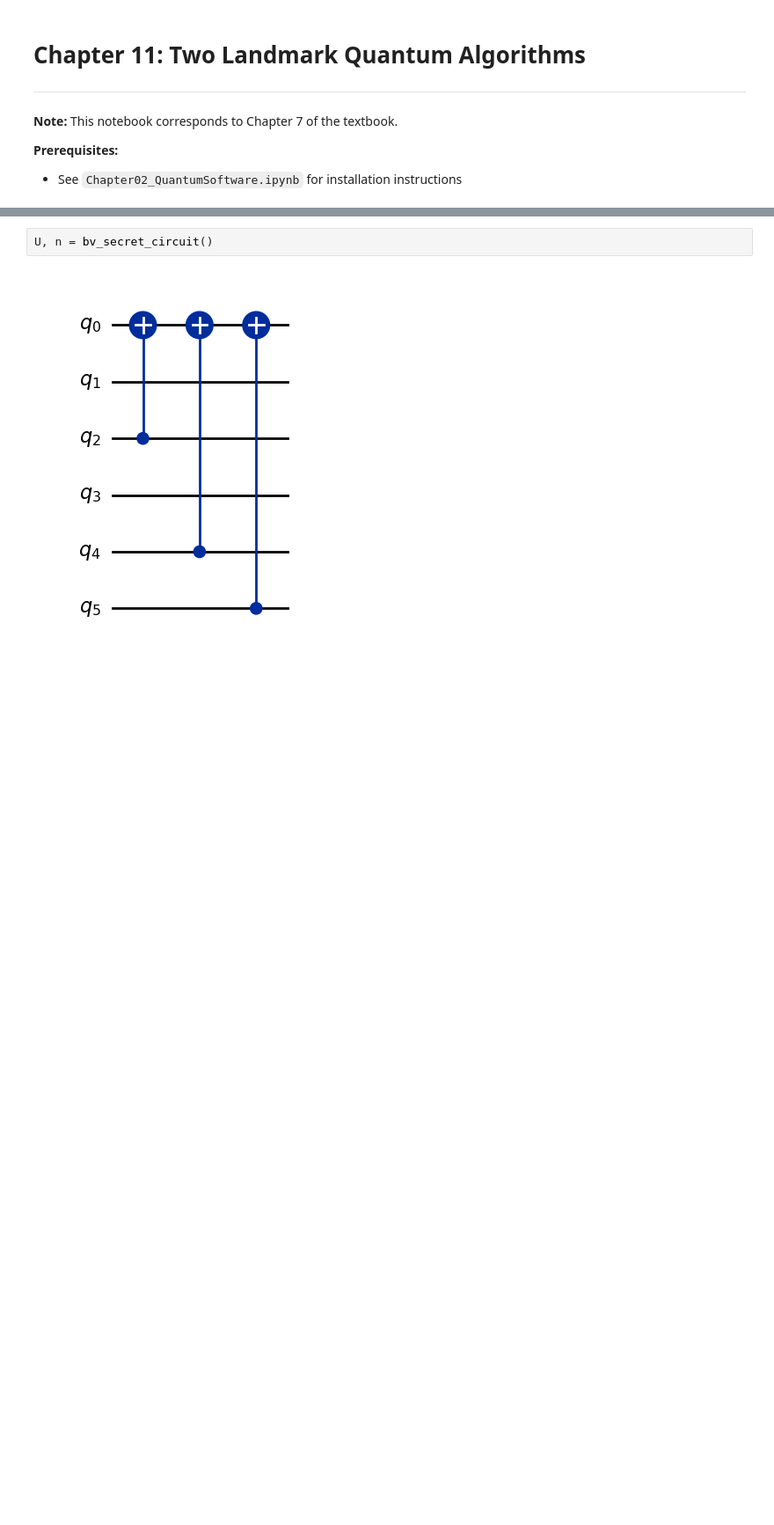
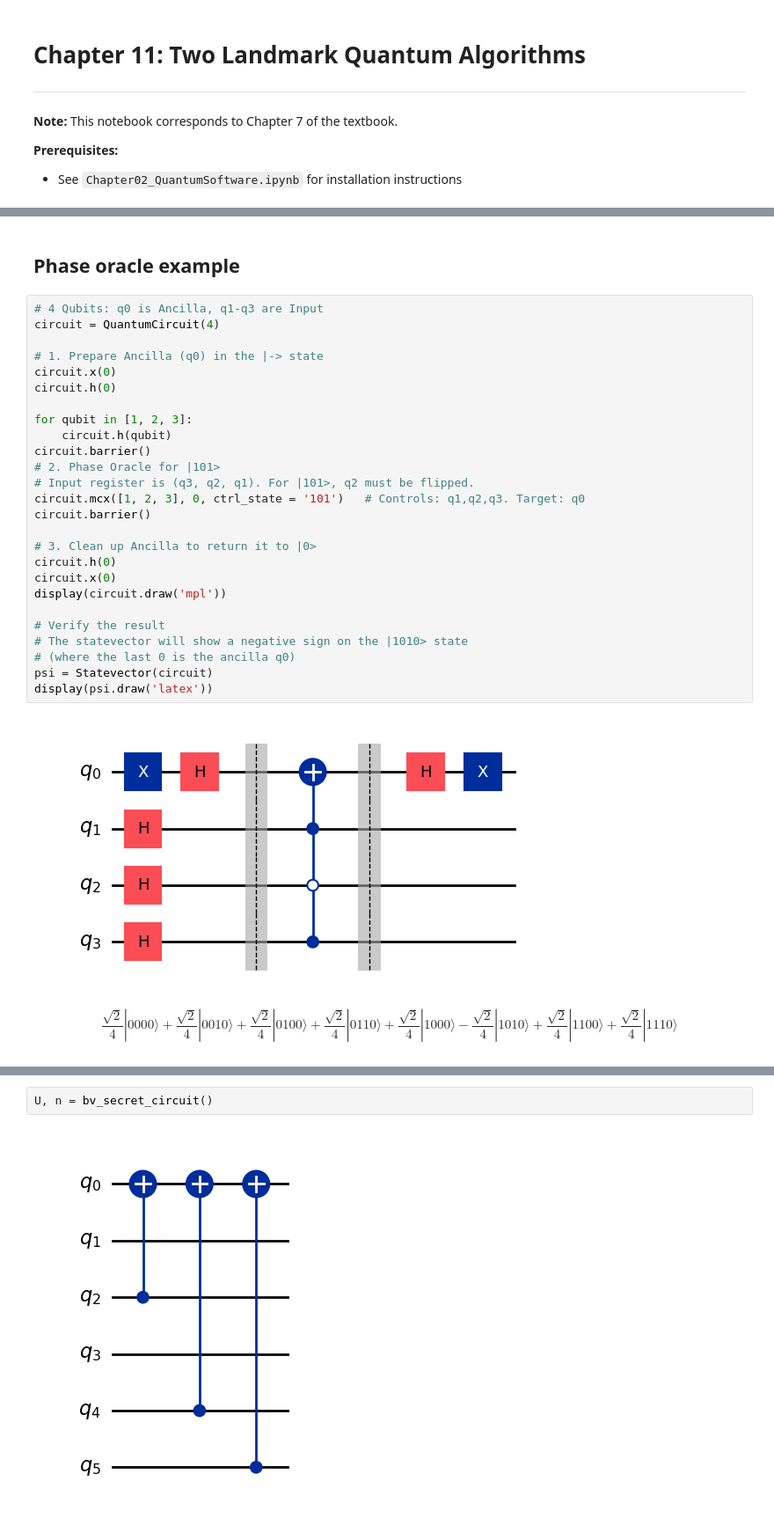
Before and after one commit to UW-ERSL/AppliedQC, a Jupyter notebook: Chapter11_LandmarkAlgorithms_notebook.ipynb, the cells around one changed output, grey strips where cells are left out. Shown at 88% size. Cells and saved outputs as stored; diff of their text form; blank space fills up the shorter version.

```diff
--- a/Chapter11_LandmarkAlgorithms_notebook.ipynb
+++ b/Chapter11_LandmarkAlgorithms_notebook.ipynb
@@ -20,0 +85,31 @@ from Chapter11_LandmarkAlgorithms_functions import (bv_secret_circuit, grover_se
+# %% [markdown]
+## Phase oracle example
+# %%
+# 4 Qubits: q0 is Ancilla, q1-q3 are Input
+circuit = QuantumCircuit(4)
+
+# 1. Prepare Ancilla (q0) in the |-> state
+circuit.x(0)
+circuit.h(0)
+
+for qubit in [1, 2, 3]:
+    circuit.h(qubit)
+circuit.barrier()
+# 2. Phase Oracle for |101>
+# Input register is (q3, q2, q1). For |101>, q2 must be flipped.
+circuit.mcx([1, 2, 3], 0, ctrl_state = '101')   # Controls: q1,q2,q3. Target: q0
+circuit.barrier()
+
+# 3. Clean up Ancilla to return it to |0>
+circuit.h(0)
+circuit.x(0)
+display(circuit.draw('mpl'))
+
+# Verify the result
+# The statevector will show a negative sign on the |1010> state
+# (where the last 0 is the ancilla q0)
+psi = Statevector(circuit)
+display(psi.draw('latex'))
+# %% [output]
+[figure, added]
+$$\frac{\sqrt{2}}{4} |0000\rangle+\frac{\sqrt{2}}{4} |0010\rangle+\frac{\sqrt{2}}{4} |0100\rangle+\frac{\sqrt{2}}{4} |0110\rangle+\frac{\sqrt{2}}{4} |1000\rangle- \frac{\sqrt{2}}{4} |1010\rangle+\frac{\sqrt{2}}{4} |1100\rangle+\frac{\sqrt{2}}{4} |1110\rangle$$
```
Also changed, not shown: parts of 12 cells of this notebook, 2 other files.
